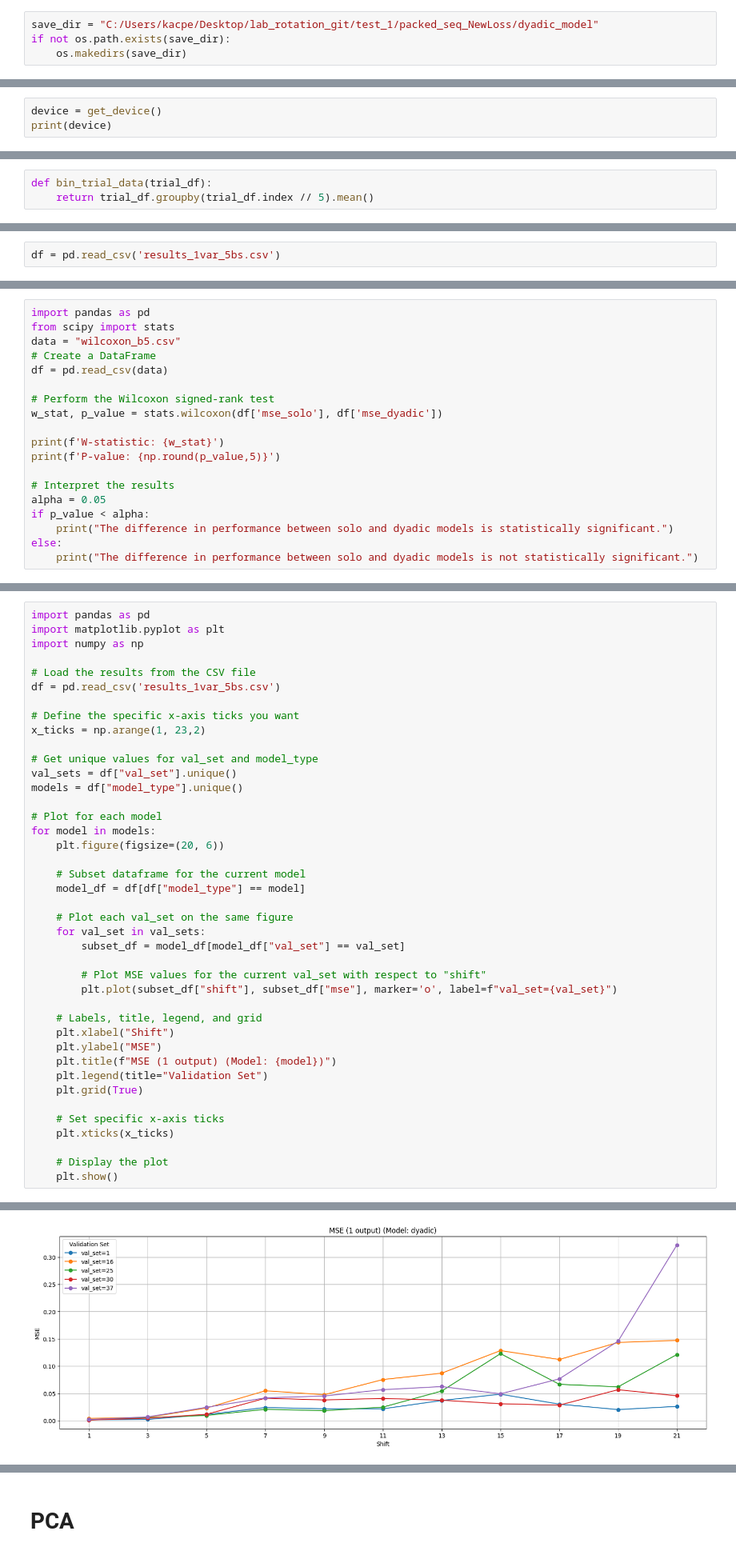
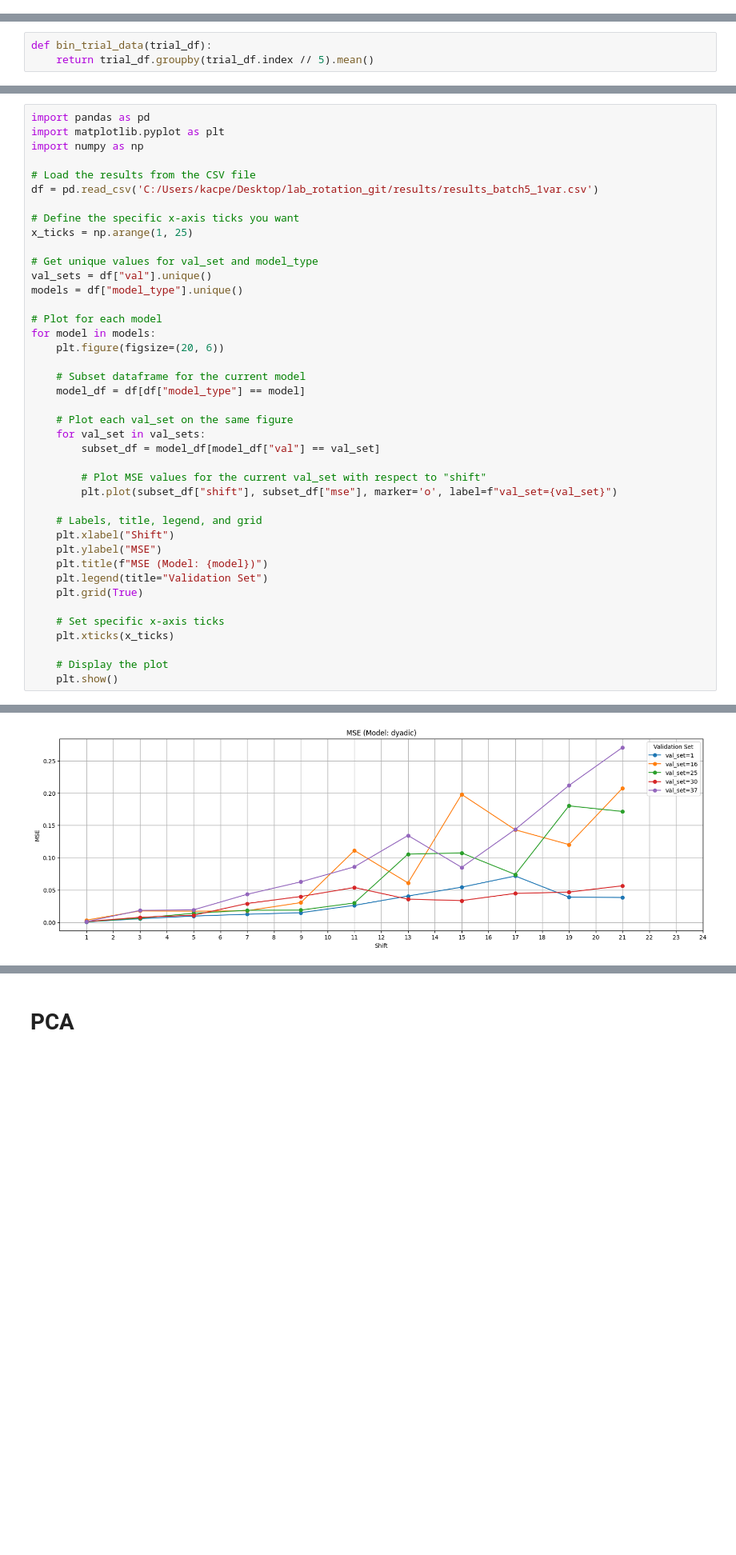
Before and after one commit to KsiezakK/project_thesis_, a Jupyter notebook: notebooks/packed_test.ipynb, the cells around one changed output, grey strips where cells are left out. Shown at 80% size. Cells and saved outputs as stored; diff of their text form; blank space fills up the shorter version.

Commit message:
added results

```diff
--- a/notebooks/packed_test.ipynb
+++ b/notebooks/packed_test.ipynb
@@ -496,7 +531,3 @@ def run_training_ES_C(
 device = get_device()
 # %% [output]
 Using device: cpu
-# %%
-save_dir = "C:/Users/kacpe/Desktop/lab_rotation_git/test_1/packed_seq_NewLoss/dyadic_model"
-if not os.path.exists(save_dir):
-    os.makedirs(save_dir)
@@ -1547,3 +533,0 @@ FileNotFoundError: [Errno 2] No such file or directory: 'dyadic_model__h16_e2000
-# %%
-device = get_device()
-print(device)
@@ -1908,2 +566,0 @@ os.chdir('C:\\Users\\kacpe\\Desktop\\lab_rotation_git\\')
-# %%
-df = pd.read_csv('results_1var_5bs.csv')
@@ -1937,19 +566,0 @@ The difference in performance between solo and dyadic models is not statisticall
-# %%
-import pandas as pd
-from scipy import stats
-data = "wilcoxon_b5.csv"
-# Create a DataFrame
-df = pd.read_csv(data)
-
-# Perform the Wilcoxon signed-rank test
-w_stat, p_value = stats.wilcoxon(df['mse_solo'], df['mse_dyadic'])
-
-print(f'W-statistic: {w_stat}')
-print(f'P-value: {np.round(p_value,5)}')
-
-# Interpret the results
-alpha = 0.05
-if p_value < alpha:
-    print("The difference in performance between solo and dyadic models is statistically significant.")
-else:
-    print("The difference in performance between solo and dyadic models is not statistically significant.")
@@ -1963,13 +865,13 @@ import matplotlib.pyplot as plt
 import numpy as np
 
 # Load the results from the CSV file
-df = pd.read_csv('results_1var_5bs.csv')
+df = pd.read_csv('C:/Users/kacpe/Desktop/lab_rotation_git/results/results_batch5_1var.csv')
 
 # Define the specific x-axis ticks you want
-x_ticks = np.arange(1, 23,2)
+x_ticks = np.arange(1, 25)
 
 # Get unique values for val_set and model_type
-val_sets = df["val_set"].unique()
+val_sets = df["val"].unique()
 models = df["model_type"].unique()
 
 # Plot for each model
@@ -1981,7 +883,7 @@ for model in models:
 
     # Plot each val_set on the same figure
     for val_set in val_sets:
-        subset_df = model_df[model_df["val_set"] == val_set]
+        subset_df = model_df[model_df["val"] == val_set]
 
         # Plot MSE values for the current val_set with respect to "shift"
         plt.plot(subset_df["shift"], subset_df["mse"], marker='o', label=f"val_set={val_set}")
@@ -1989,7 +891,7 @@ for model in models:
     # Labels, title, legend, and grid
     plt.xlabel("Shift")
     plt.ylabel("MSE")
-    plt.title(f"MSE (1 output) (Model: {model})")
+    plt.title(f"MSE (Model: {model})")
     plt.legend(title="Validation Set")
     plt.grid(True)
 
@@ -2003,4 +905,4 @@ for model in models:
-[figure, old version]
+[figure, new version]
 # %%
 import pandas as pd
 import matplotlib.pyplot as plt
```
Also changed, not shown: parts of 39 cells of this notebook, 4 other files.
